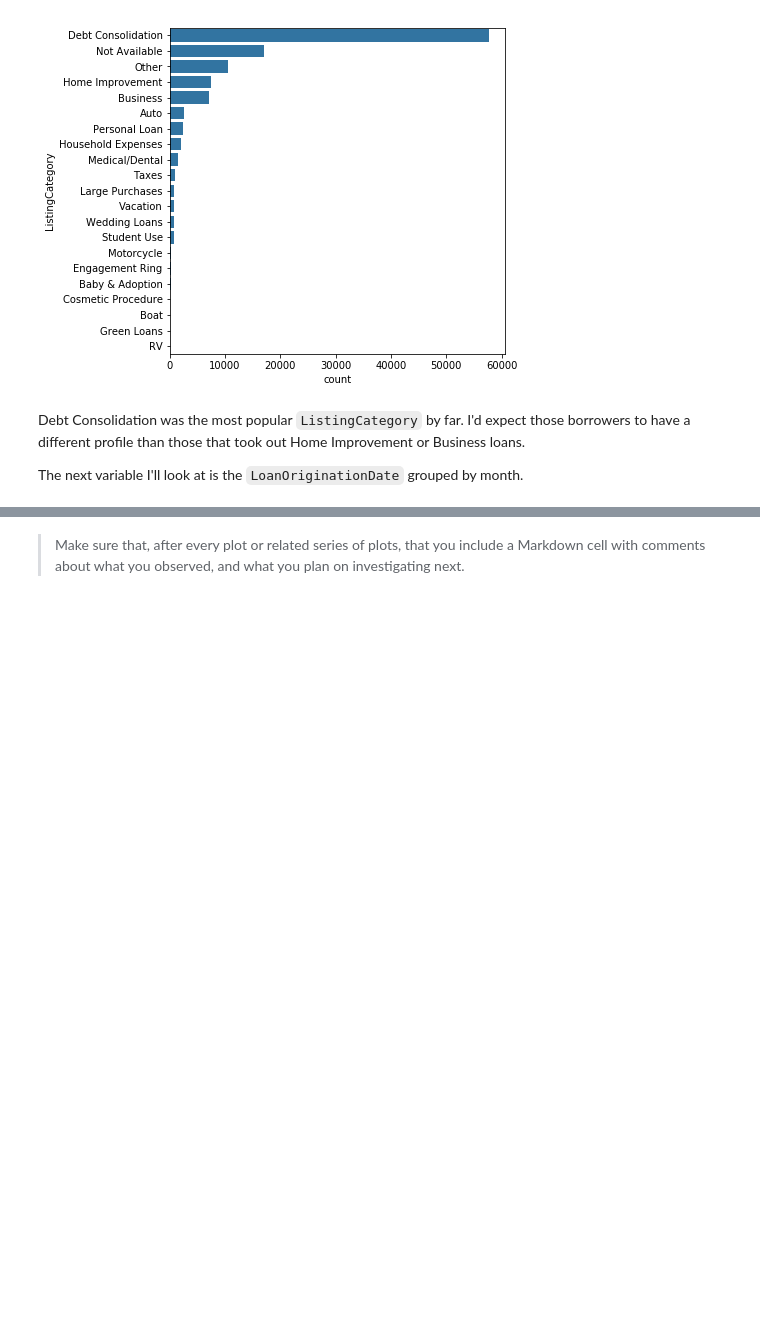
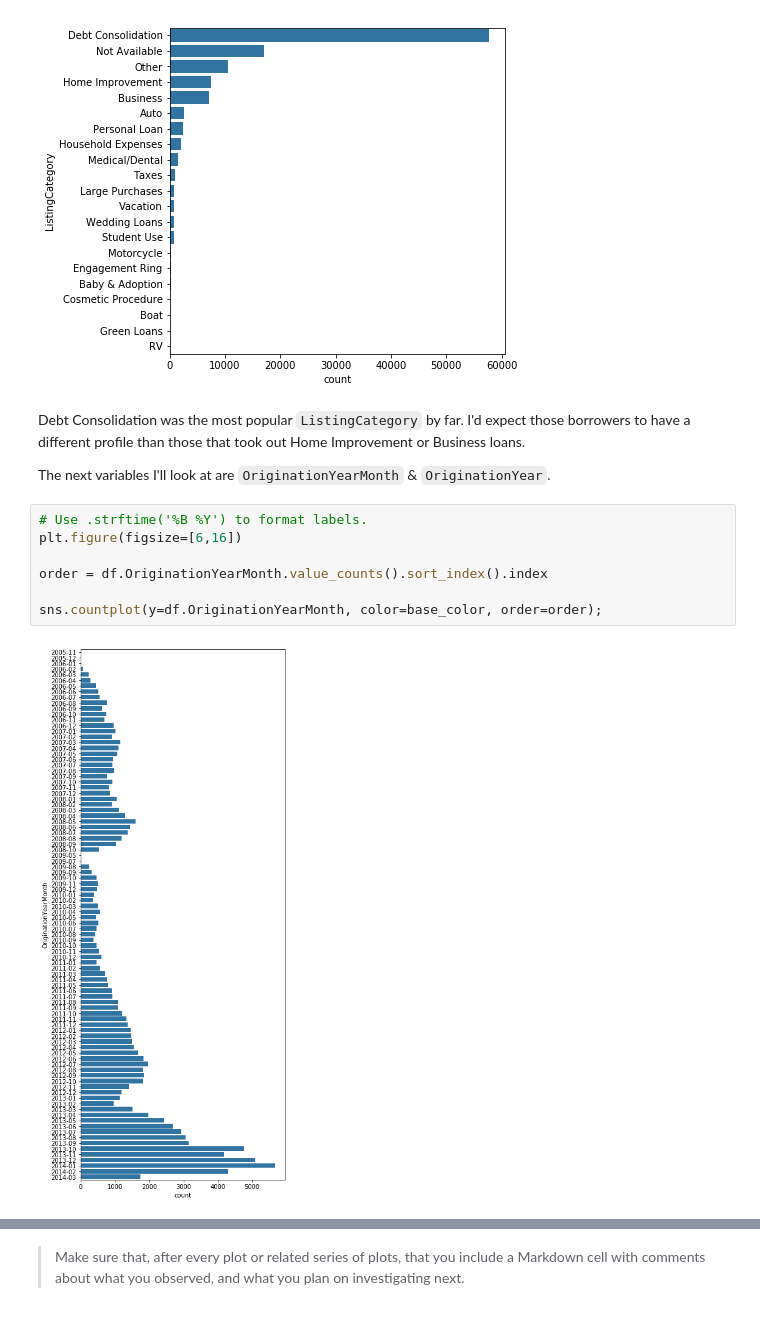
Before and after one commit to iRowebot/prosper_loans_visualizations, a Jupyter notebook: prosper_loans_data_visualization.ipynb, the cells around one changed output, grey strips where cells are left out. Drawn from its saved outputs; the diff is of its cells as text; blank space fills up the shorter version.

```diff
--- a/prosper_loans_data_visualization.ipynb
+++ b/prosper_loans_data_visualization.ipynb
@@ -435,4 +478,13 @@ sns.countplot(data=df, y='ListingCategory', color=base_color, order=df.ListingCa
 # %% [markdown]
 Debt Consolidation was the most popular `ListingCategory` by far. I'd expect those borrowers to have a different profile than those that took out Home Improvement or Business loans.
 
-The next variable I'll look at is the `LoanOriginationDate` grouped by month.
+The next variables I'll look at are `OriginationYearMonth` & `OriginationYear`.
+# %%
+# Use .strftime('%B %Y') to format labels.
+plt.figure(figsize=[6,16])
+
+order = df.OriginationYearMonth.value_counts().sort_index().index
+
+sns.countplot(y=df.OriginationYearMonth, color=base_color, order=order);
+# %% [output]
+[figure, added]
```
Also changed, not shown: parts of 28 cells of this notebook.
